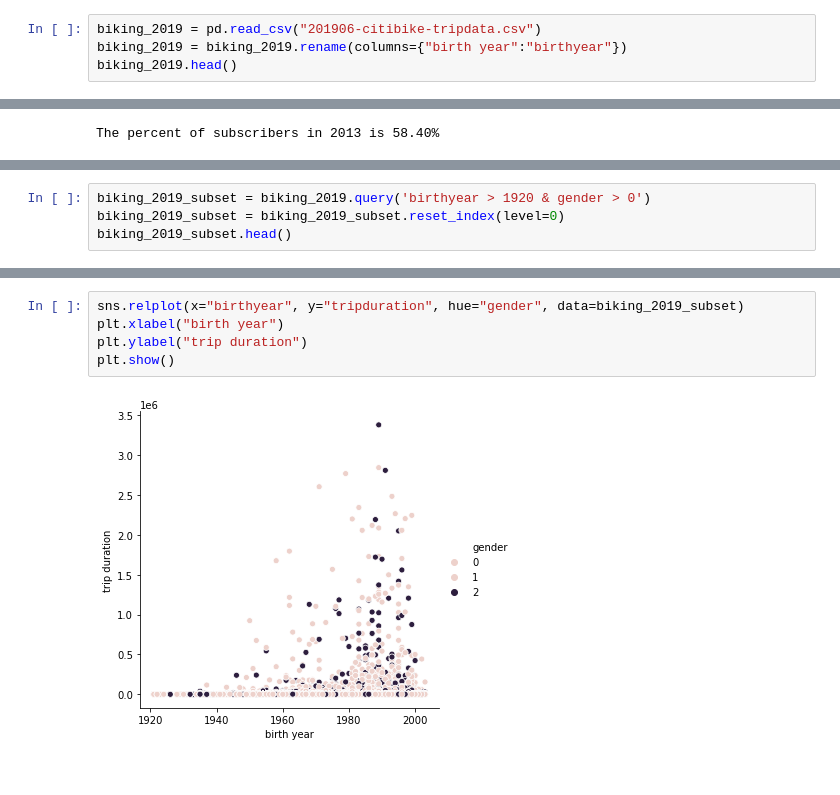
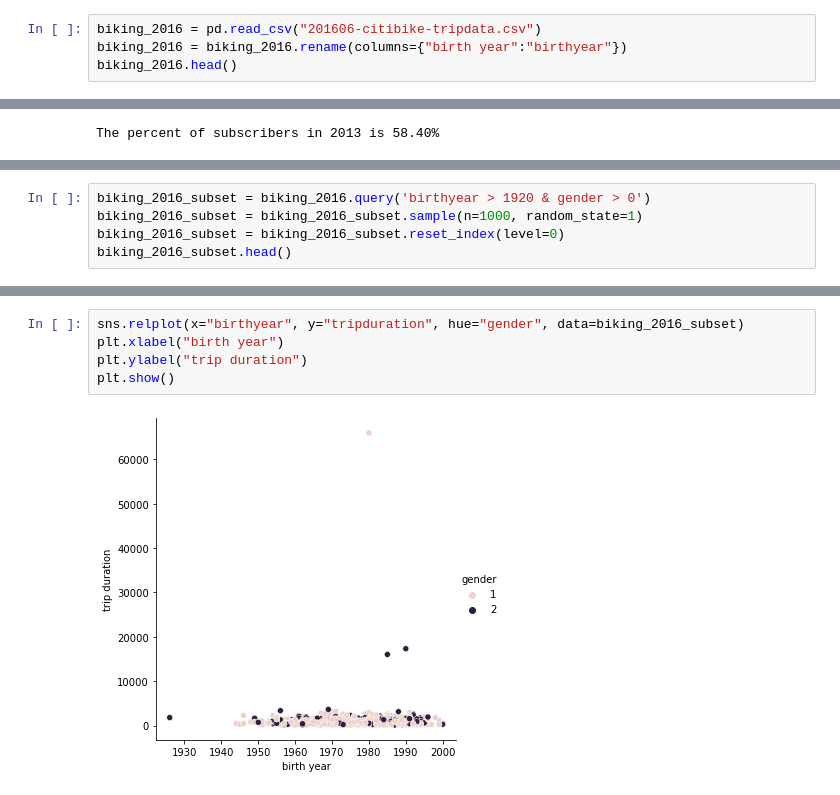
Before and after one commit to ariannacurillo/info2950-finalproject, a Jupyter notebook: phase4.ipynb, the cells around one changed output, grey strips where cells are left out. Saved outputs shown, nothing was run; the diff lists cells and outputs as text.

```diff
--- a/phase4.ipynb
+++ b/phase4.ipynb
@@ -24,8 +25,8 @@ biking_2013.head()
 | 3 | 123 | 2013-06-01 00:01:04 | 2013-06-01 00:03:07 | 475 | E 15 St & Irving Pl | 40.735243 | ... |
 | 4 | 1521 | 2013-06-01 00:01:22 | 2013-06-01 00:26:43 | 2008 | Little West St & 1 Pl | 40.705693 | ... |
 # %%
-biking_2019 = pd.read_csv("201906-citibike-tripdata.csv")
-biking_2019 = biking_2019.rename(columns={"birth year":"birthyear"})
-biking_2019.head()
+biking_2016 = pd.read_csv("201606-citibike-tripdata.csv")
+biking_2016 = biking_2016.rename(columns={"birth year":"birthyear"})
+biking_2016.head()
 # %% [output]
 |  | tripduration | starttime | stoptime | start station id | start station name | start station latitude | ... |
@@ -96,6 +112,7 @@ biking_2013_subset.head()
 # %%
-biking_2019_subset = biking_2019.query('birthyear > 1920 & gender > 0')
-biking_2019_subset = biking_2019_subset.reset_index(level=0)
-biking_2019_subset.head()
+biking_2016_subset = biking_2016.query('birthyear > 1920 & gender > 0')
+biking_2016_subset = biking_2016_subset.sample(n=1000, random_state=1)
+biking_2016_subset = biking_2016_subset.reset_index(level=0)
+biking_2016_subset.head()
 # %% [output]
 |  | index | tripduration | starttime | stoptime | start station id | start station name | ... |
@@ -114,7 +146,7 @@ plt.show()
 # %%
-sns.relplot(x="birthyear", y="tripduration", hue="gender", data=biking_2019_subset)
+sns.relplot(x="birthyear", y="tripduration", hue="gender", data=biking_2016_subset)
 plt.xlabel("birth year")
 plt.ylabel("trip duration")
 plt.show()
 # %% [output]
-[figure, old version]
+[figure, new version]
```
Also changed, not shown: parts of 46 cells of this notebook, 2 other files.
